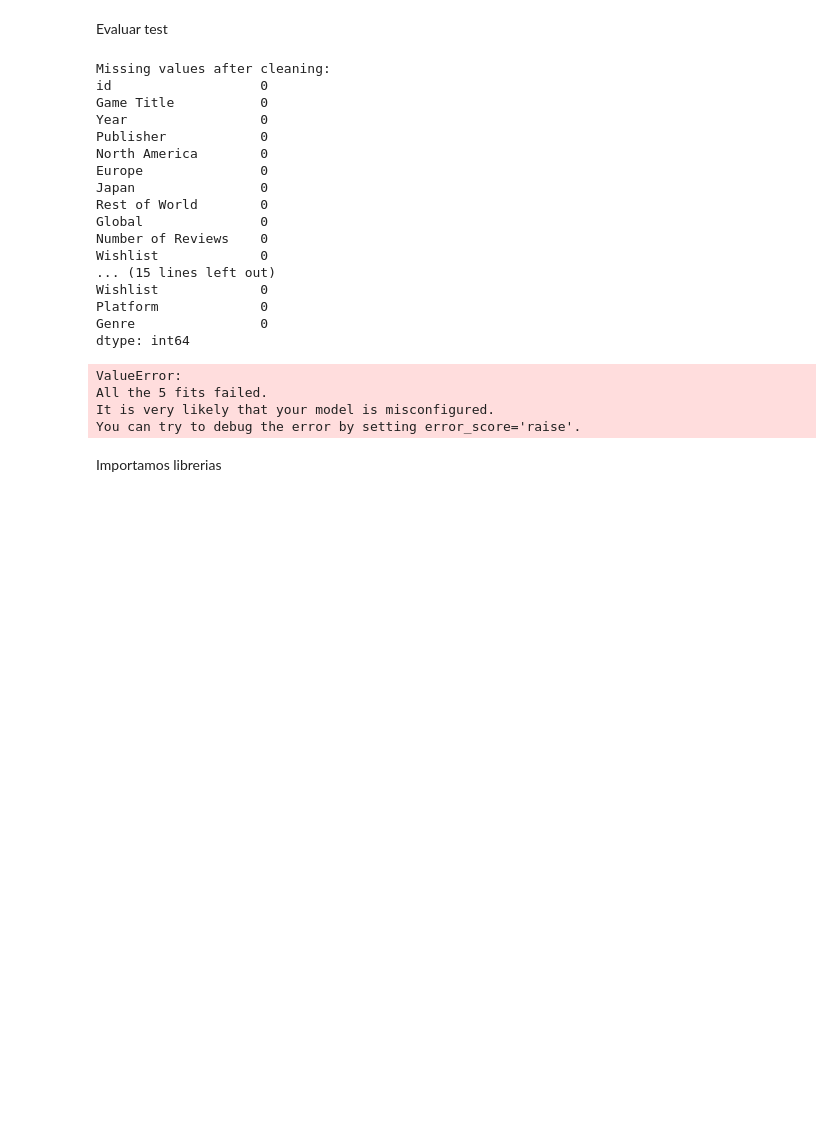
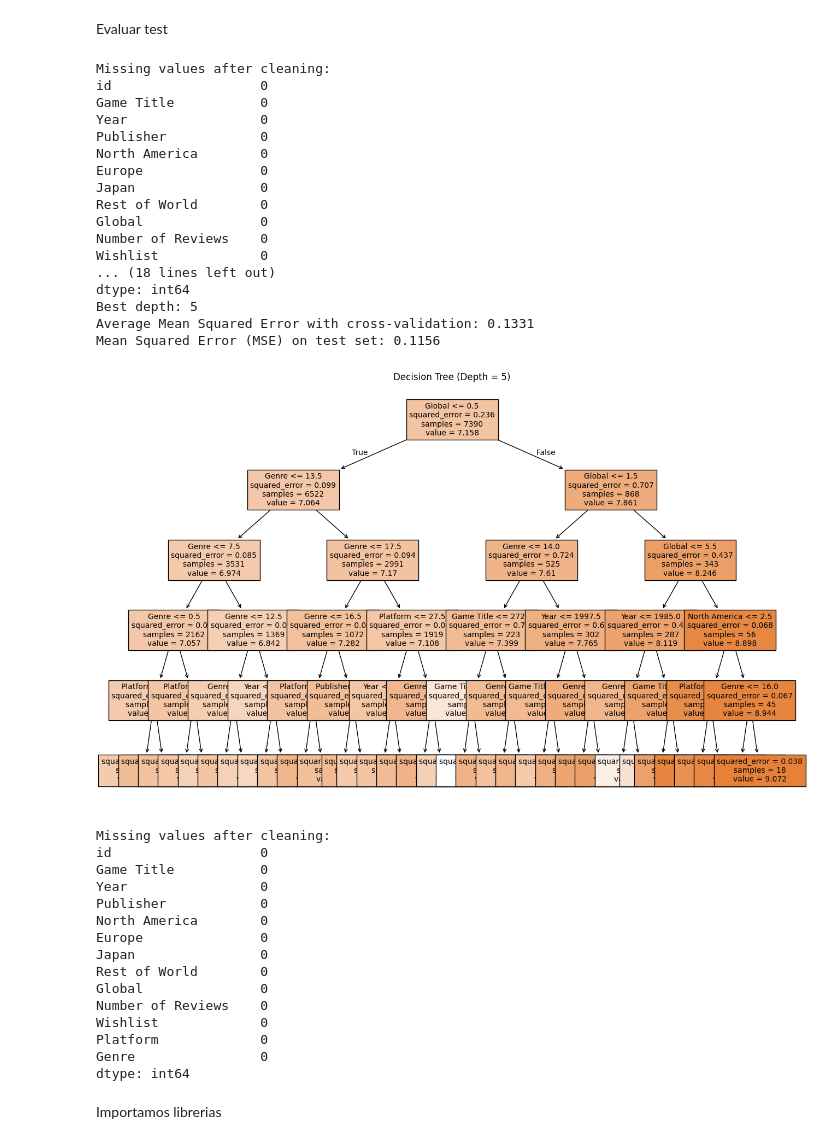
Before and after one commit to serenaveraa/OBL-Machine-Learning-2024, a Jupyter notebook: DecTree.ipynb, the cells around one changed output. Cells and saved outputs as stored; diff of their text form; code cells hidden in the pictures; blank space fills up the shorter version.

```diff
--- a/DecTree.ipynb
+++ b/DecTree.ipynb
@@ -254,52 +230,79 @@ def run_decision_tree_workflow_classification(df_train, df_test):
+# %%
+def run_decision_tree_workflow(df_train, df_test):
+    # Preprocesar datos
+    X_train, Y_train = preprocess_data(df_train, is_train=True)
+    X_test = preprocess_data(df_test, is_train=False)
+
+    # Encontrar la mejor profundidad del árbol
+    best_depth, best_score = find_best_depth(X_train, Y_train)
+
+    # Entrenar y evaluar el modelo con la mejor profundidad
+    best_model, mse = train_and_evaluate_decision_tree(X_train, Y_train, best_depth)
+
+    # Retornar los resultados
+    return {
+        "best_depth": best_depth,
+        "best_score": best_score,
+        "model": best_model,
+        "mse": mse
+    }
 # %% [markdown]
 Evaluar test
 # %%
-def run_model_on_test_classification(best_model, df_test):
-    """
-    Run predictions on the test dataset with the trained model.
-    """
+def run_model_on_test(best_model, df_test):
+    # Asegurarse de que los datos de prueba están preprocesados de la misma forma
     X_test = preprocess_data(df_test, is_train=False)
+
+    # Realizar predicciones con el modelo entrenado
     predictions = best_model.predict(X_test)
 
     return predictions
 
+workflow_results = run_decision_tree_workflow(df_train, df_test)
+best_model = workflow_results["model"]  # Extrae el modelo desde los resultados de workflow
+df_results = run_model_on_test(best_model, df_test)
 
-# Run the workflow
-workflow_results = run_decision_tree_workflow_classification(df_train, df_test)
-
-# Get predictions for the test set
-best_model = workflow_results
-df_results = run_model_on_test_classification(best_model, df_test)
-
-# Save submission
 submission = pd.DataFrame({
-    'id': df_test['id'],  # Ensure the test dataset contains an 'id' column
+    'id': df_test['id'],  # Usar df_test para obtener los identificadores
     'Prediction': df_results
 })
 
+# Guardar el DataFrame como un archivo CSV
 submission.to_csv('submission#2.csv', index=False)
 # %% [output]
 Missing values after cleaning:
 id                   0
 Game Title           0
 Year                 0
 Publisher            0
 North America        0
 Europe               0
 Japan                0
 Rest of World        0
 Global               0
 Number of Reviews    0
 Wishlist             0
-... (15 lines left out)
-Wishlist             0
-Platform             0
-Genre                0
+... (18 lines left out)
 dtype: int64
+Best depth: 5
+Average Mean Squared Error with cross-validation: 0.1331
+Mean Squared Error (MSE) on test set: 0.1156
+[figure, added]
-ValueError:
-All the 5 fits failed.
-It is very likely that your model is misconfigured.
-You can try to debug the error by setting error_score='raise'.
+Missing values after cleaning:
+id                   0
+Game Title           0
+Year                 0
+Publisher            0
+North America        0
+Europe               0
+Japan                0
+Rest of World        0
+Global               0
+Number of Reviews    0
+Wishlist             0
+Platform             0
+Genre                0
+dtype: int64
 # %%
 # Crear un DataFrame para las predicciones
 
```
Also changed, not shown: parts of 4 cells of this notebook, 2 other files.
